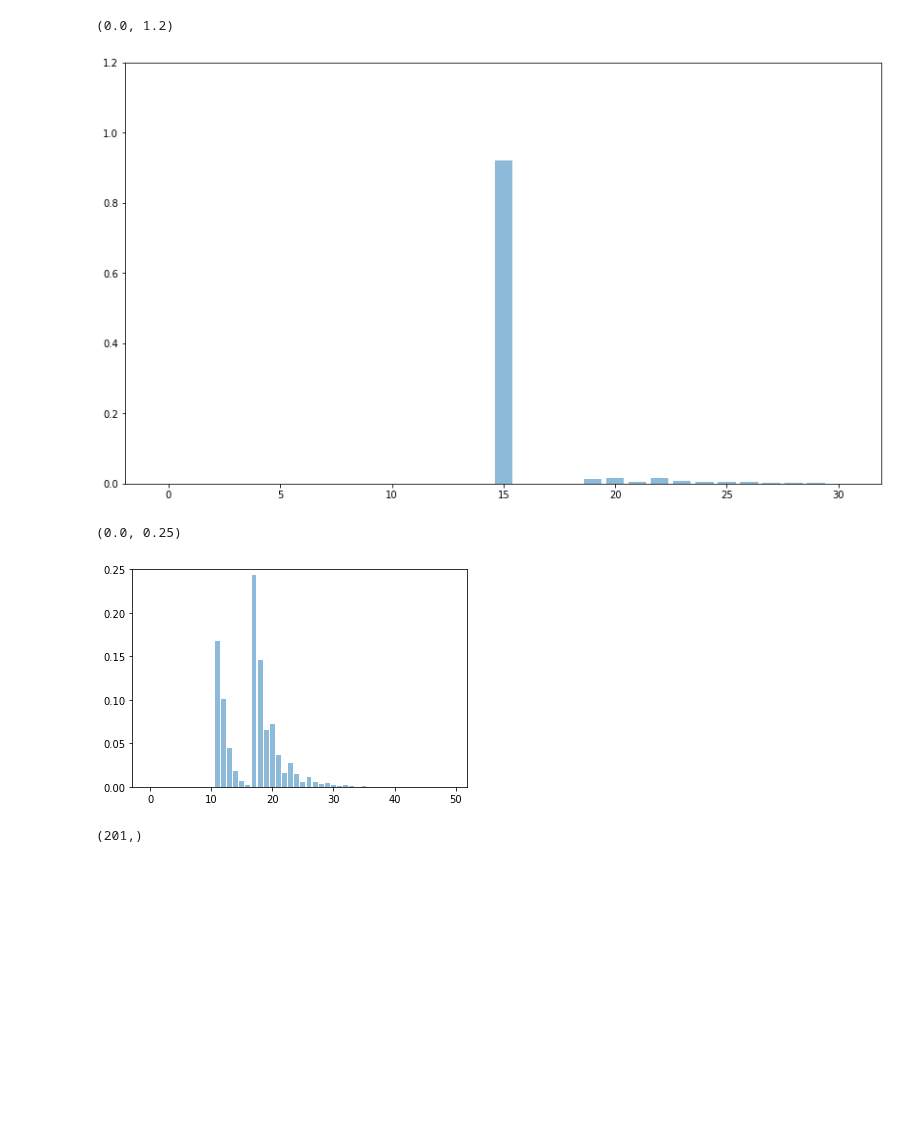
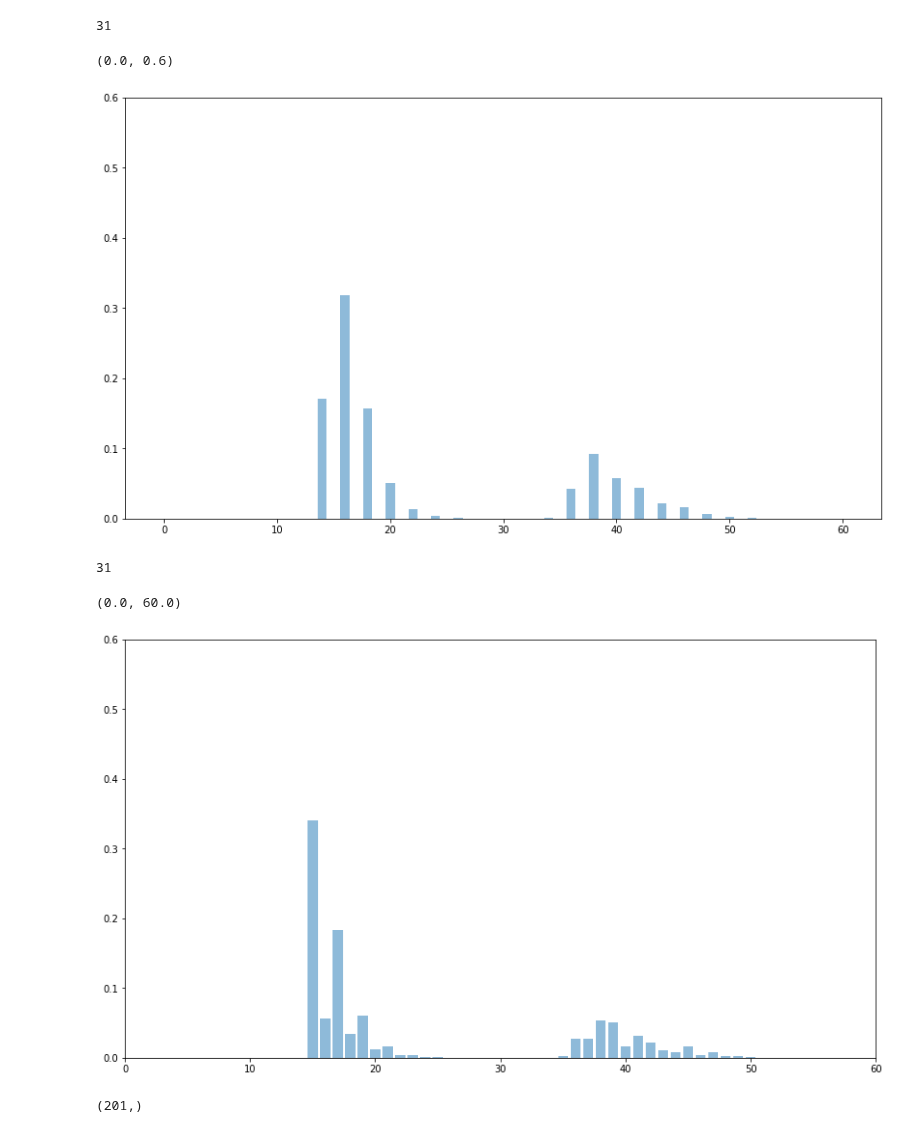
Before and after one commit to yannikschnitzer/prism, a Jupyter notebook: prism/distr.ipynb, the cells around one changed output. Cells and saved outputs as stored; diff of their text form; code cells hidden in the pictures; blank space fills up the shorter version.

```diff
--- a/prism/distr.ipynb
+++ b/prism/distr.ipynb
@@ -92,18 +100,28 @@ arr = np.array([0.000, 0.000, 0.000, 0.000, 0.000, 0.000, 0.000, 0.000, 0.000, 0
+# %%
+len(arr)
+# %% [output]
+31
 # %%
 plt.figure(figsize=(14,8))
-plt.bar(np.arange(31),arr[:31], alpha=0.5)
-plt.ylim([0, 1.2])
+plt.bar(z,arr[:31], alpha=0.5)
+plt.ylim([0, 0.6])
 # %% [output]
-(0.0, 1.2)
+(0.0, 0.6)
-[figure, old version]
+[figure, new version]
 # %%
-arr = np.array([0.000, 0.000, 0.000, 0.000, 0.000, 0.000, 0.000, 0.000, 0.000, 0.000, 0.000, 0.168, 0.101, 0.045, 0.018, 0.007, 0.002, 0.243, 0.146, 0.065, 0.072, 0.037, 0.016, 0.027, 0.015, 0.006, 0.011, 0.006, 0.003, 0.004, 0.002, 0.001, 0.002, 0.001, 0.000, 0.001, 0.000, 0.000, 0.000, 0.000, 0.000, 0.000, 0.000, 0.000, 0.000, 0.000, 0.000, 0.000, 0.000, 0.000, 0.000, 0.000, 0.000, 0.000, 0.000, 0.000, 0.000, 0.000, 0.000, 0.000, 0.000, 0.000, 0.000, 0.000, 0.000, 0.000, 0.000, 0.000, 0.000, 0.000, 0.000, 0.000, 0.000, 0.000, 0.000, 0.000, 0.000, 0.000, 0.000, 0.000, 0.000, 0.000, 0.000, 0.000, 0.000, 0.000, 0.000, 0.000, 0.000, 0.000, 0.000, 0.000, 0.000, 0.000, 0.000, 0.000, 0.000, 0.000, 0.000, 0.000, 0.000])
+arr = np.array([0.0, 0.0, 0.0, 0.0, 0.0, 0.0, 0.0, 0.17022753571453167, 0.31891492215823797, 0.1567626480513812, 0.05118216018499157, 0.013643989313244502, 0.0032351774801199894, 7.130268323753448E-4, 1.4984610011878512E-4, 3.0513044244107402E-5, 2.4603800653719168E-5, 0.001396588456150835, 0.042334917847358385, 0.09208631431008223, 0.05761650606557643, 0.04320529099424163, 0.02221523535712152, 0.01640335150815666, 0.00696340710405944, 0.002162493290883658, 5.632152543138403E-4, 1.318578710495575E-4, 2.884003657870519E-5, 6.031651041796671E-6, 1.5275734870121406E-6])
+# %%
+len(arr)
+# %% [output]
+31
 # %%
-plt.bar(np.arange(50),arr[:50], alpha=0.5)
-plt.ylim([0, 0.25])
+plt.figure(figsize=(14,8))
+plt.bar(z,arr, alpha=0.5)
+plt.ylim([0, 0.6])
+plt.xlim([0,60])
 # %% [output]
-(0.0, 0.25)
+(0.0, 60.0)
-[figure, old version]
+[figure, new version]
 # %%
 arr2 = np.array([0.000, 0.000, 0.000, 0.000, 0.000, 0.000, 0.000, 0.000, 0.000, 0.000, 0.000, 0.000, 0.000, 0.000, 0.000, 0.000, 0.000, 0.000, 0.000, 0.000, 0.000, 0.000, 0.000, 0.000, 0.000, 0.000, 0.000, 0.000, 0.000, 0.000, 0.000, 0.000, 0.000, 0.000, 0.000, 0.000, 0.000, 0.000, 0.000, 0.000, 0.000, 0.000, 0.000, 0.000, 0.000, 0.000, 0.000, 0.000, 0.000, 0.000, 0.000, 0.000, 0.000, 0.000, 0.000, 0.000, 0.000, 0.000, 0.000, 0.000, 0.000, 0.000, 0.000, 0.000, 0.000, 0.000, 0.000, 0.000, 0.000, 0.000, 0.000, 0.000, 0.000, 0.000, 0.000, 0.000, 0.000, 0.341, 0.207, 0.228, 0.103, 0.068, 0.028, 0.014, 0.006, 0.003, 0.001, 0.000, 0.000, 0.000, 0.000, 0.000, 0.000, 0.000, 0.000, 0.000, 0.000, 0.000, 0.000, 0.000, 0.000, 0.000, 0.000, 0.000, 0.000, 0.000, 0.000, 0.000, 0.000, 0.000, 0.000, 0.000, 0.000, 0.000, 0.000, 0.000, 0.000, 0.000, 0.000, 0.000, 0.000, 0.000, 0.000, 0.000, 0.000, 0.000, 0.000, 0.000, 0.000, 0.000, 0.000, 0.000, 0.000, 0.000, 0.000, 0.000, 0.000, 0.000, 0.000, 0.000, 0.000, 0.000, 0.000, 0.000, 0.000, 0.000, 0.000, 0.000, 0.000, 0.000, 0.000, 0.000, 0.000, 0.000, 0.000, 0.000, 0.000, 0.000, 0.000, 0.000, 0.000, 0.000, 0.000, 0.000, 0.000, 0.000, 0.000, 0.000, 0.000, 0.000, 0.000, 0.000, 0.000, 0.000, 0.000, 0.000, 0.000, 0.000, 0.000, 0.000, 0.000, 0.000, 0.000, 0.000, 0.000, 0.000, 0.000, 0.000, 0.000, 0.000, 0.000, 0.000, 0.000, 0.000, 0.000, 0.000, 0.000, 0.000, 0.000, 0.000, 0.000])
 # %%
```
Also changed, not shown: parts of 6 cells of this notebook, 58 other files.
